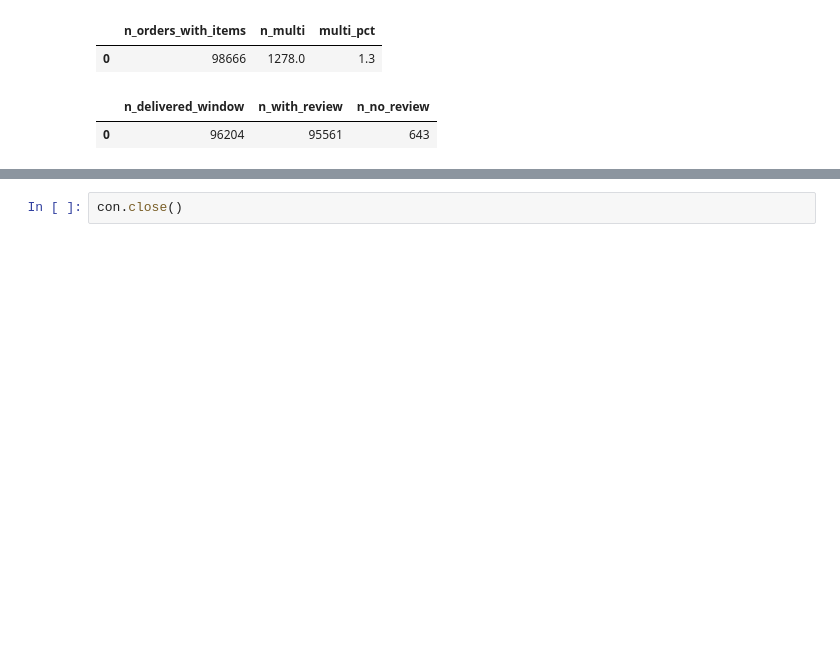
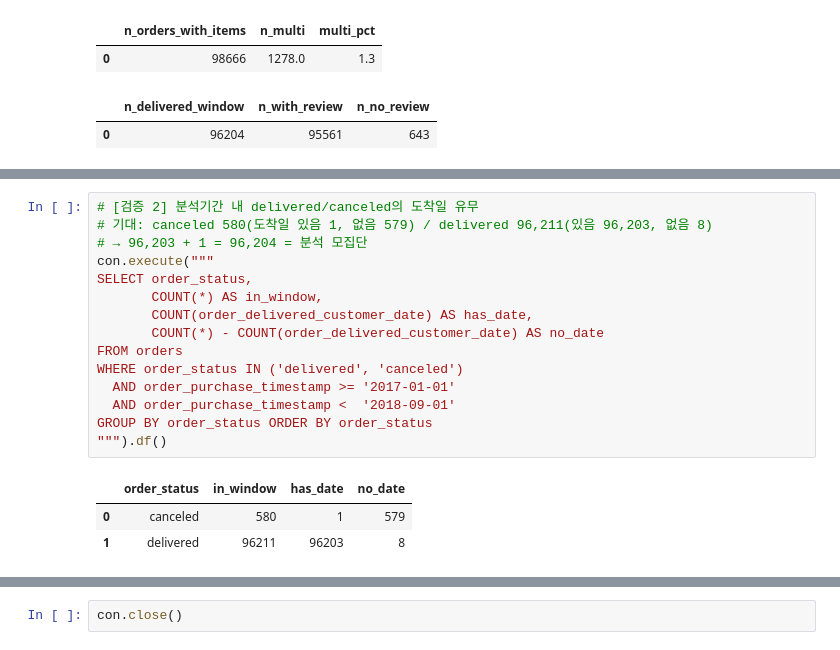
Before and after one commit to choi-yeonju/data-analysis-portfolio, a Jupyter notebook: olist/notebooks/01_load_check.ipynb, the cells around one changed output, grey strips where cells are left out. Cells and saved outputs as stored; diff of their text form; blank space fills up the shorter version.

```diff
--- a/olist/notebooks/01_load_check.ipynb
+++ b/olist/notebooks/01_load_check.ipynb
@@ -224,0 +246,19 @@ WHERE o.order_delivered_customer_date IS NOT NULL
+# %%
+# [검증 2] 분석기간 내 delivered/canceled의 도착일 유무
+# 기대: canceled 580(도착일 있음 1, 없음 579) / delivered 96,211(있음 96,203, 없음 8)
+# → 96,203 + 1 = 96,204 = 분석 모집단
+con.execute("""
+SELECT order_status,
+       COUNT(*) AS in_window,
+       COUNT(order_delivered_customer_date) AS has_date,
+       COUNT(*) - COUNT(order_delivered_customer_date) AS no_date
+FROM orders
+WHERE order_status IN ('delivered', 'canceled')
+  AND order_purchase_timestamp >= '2017-01-01'
+  AND order_purchase_timestamp <  '2018-09-01'
+GROUP BY order_status ORDER BY order_status
+""").df()
+# %% [output]
+|  | order_status | in_window | has_date | no_date |
+| 0 | canceled | 580 | 1 | 579 |
+| 1 | delivered | 96211 | 96203 | 8 |
```
Also changed, not shown: parts of 8 cells of this notebook, 2 other files.
